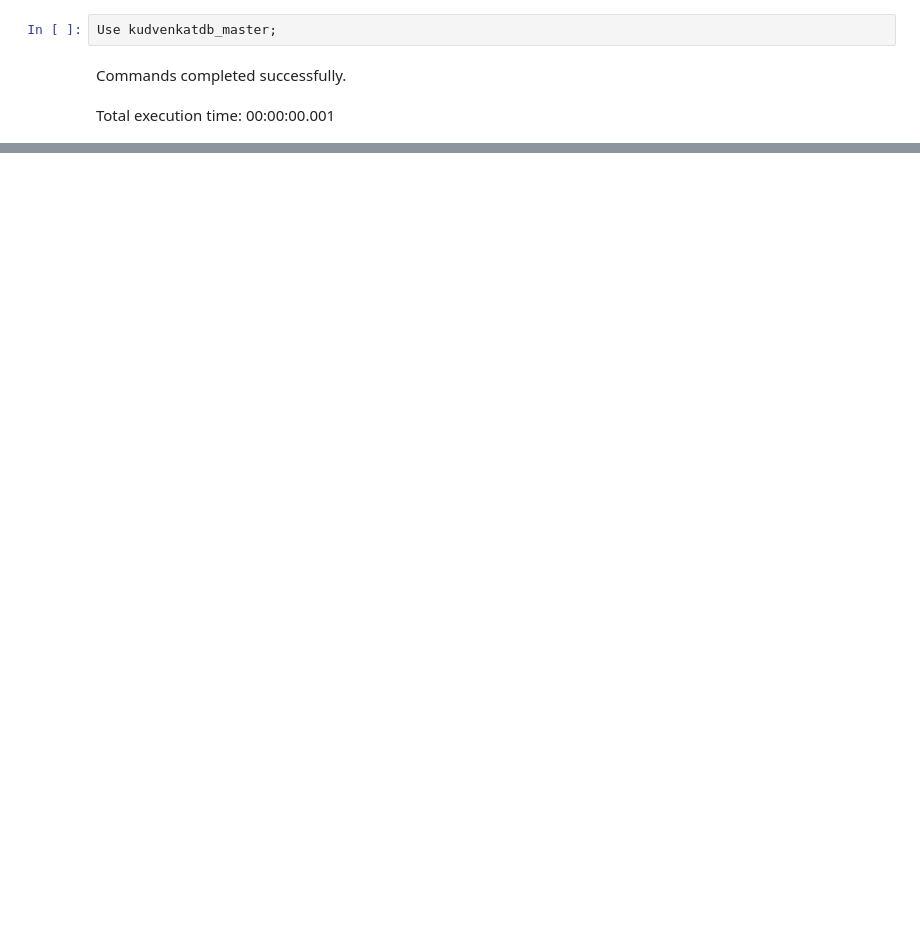
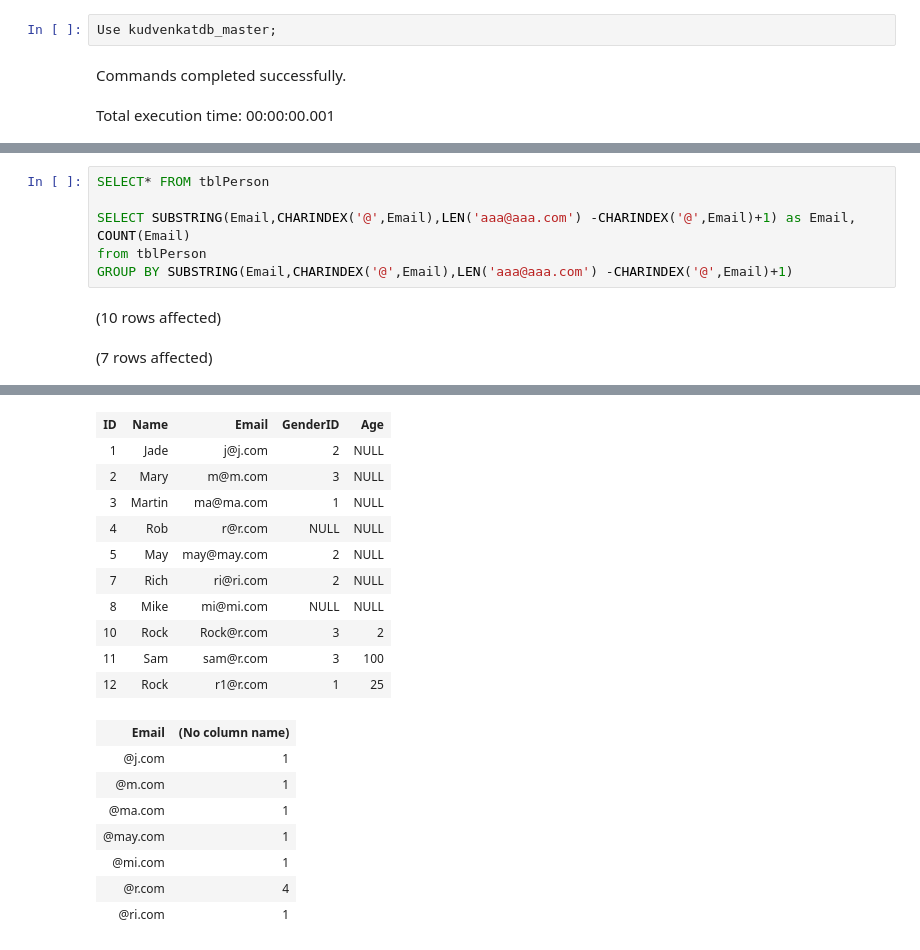
Before and after one commit to kanhaiya-bhayana-inc/Sql-server, a Jupyter notebook: Notebook 2 - Sql Server.ipynb, the cells around one changed output, grey strips where cells are left out. Cells and saved outputs as stored; diff of their text form; blank space fills up the shorter version.

```diff
--- a/Notebook 2 - Sql Server.ipynb
+++ b/Notebook 2 - Sql Server.ipynb
@@ -43,0 +53,10 @@ Total execution time: 00:00:00.001
+# %%
+SELECT* FROM tblPerson
+
+SELECT SUBSTRING(Email,CHARINDEX('@',Email),LEN('aaa@aaa.com') -CHARINDEX('@',Email)+1) as Email,
+COUNT(Email)
+from tblPerson
+GROUP BY SUBSTRING(Email,CHARINDEX('@',Email),LEN('aaa@aaa.com') -CHARINDEX('@',Email)+1)
+# %% [output]
+(10 rows affected)
+(7 rows affected)
@@ -43,0 +64,19 @@ Total execution time: 00:00:00.001
+| ID | Name | Email | GenderID | Age |
+| 1 | Jade | j@j.com | 2 | NULL |
+| 2 | Mary | m@m.com | 3 | NULL |
+| 3 | Martin | ma@ma.com | 1 | NULL |
+| 4 | Rob | r@r.com | NULL | NULL |
+| 5 | May | may@may.com | 2 | NULL |
+| 7 | Rich | ri@ri.com | 2 | NULL |
+| 8 | Mike | mi@mi.com | NULL | NULL |
+| 10 | Rock | Rock@r.com | 3 | 2 |
+| 11 | Sam | sam@r.com | 3 | 100 |
+| 12 | Rock | r1@r.com | 1 | 25 |
+| Email | (No column name) |
+| @j.com | 1 |
+| @m.com | 1 |
+| @ma.com | 1 |
+| @may.com | 1 |
+| @mi.com | 1 |
+| @r.com | 4 |
+| @ri.com | 1 |
```
Also changed, not shown: parts of 7 cells of this notebook.
